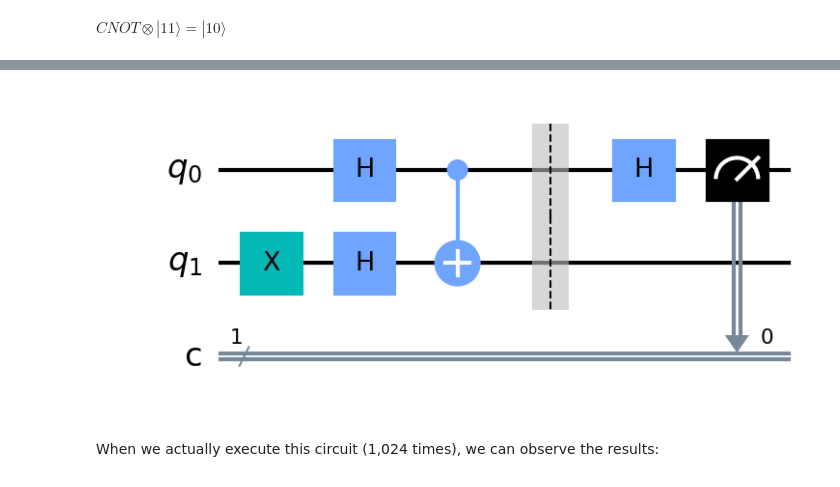
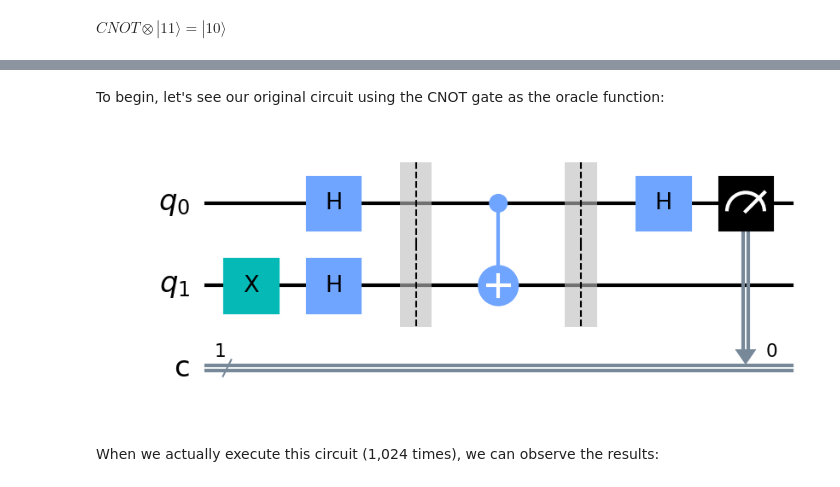
Before and after one commit to cablelabs/QuantumFoundations, a Jupyter notebook: Applications.ipynb, the cells around one changed output, grey strips where cells are left out. Cells and saved outputs as stored; diff of their text form; code cells hidden in the pictures.

```diff
--- a/Applications.ipynb
+++ b/Applications.ipynb
@@ -147,0 +155,11 @@ Let's actually evaluate whether or not this function is balanced using the circu
+# %%
+oracle_funcs = dict()
+# CNOT: Balanced function f(x) = x
+oracle_funcs.setdefault('cnot', QuantumCircuit(2)).cnot(0, 1)
+# Identity: Constant function f(x) = 0
+oracle_funcs.setdefault('identity', QuantumCircuit(2)).unitary(np.identity(4, int), (0, 1), 'Identity')
+# I x X: Constant function f(x) = 1
+oracle_funcs.setdefault('ix', QuantumCircuit(2)).unitary(np.kron(np.identity(2, int), np.logical_not(np.identity(2, bool)).astype(int)), (0, 1), '$I \otimes X$')
+for oracle in oracle_funcs.items():
+    print(oracle[0])
+    display(oracle[1].draw('mpl'))
@@ -148,17 +173,23 @@ Let's actually evaluate whether or not this function is balanced using the circu
+# %% [markdown]
+To begin, let's see our original circuit using the CNOT gate as the oracle function:
 # %%
 circuit = QuantumCircuit(2, 1)
 circuit.x(1)
 circuit.h((0, 1))
 
-# Switch which of the following lines is commented out to try different oracle functions
-circuit.cnot(0, 1)
-# circuit.unitary(np.identity(4, int), (0, 1), 'Identity')
 circuit.barrier()
+# Switch which oracle function is used by changing this string to 'identity' or 'ix'
+oracle = 'cnot'
+# oracle = 'identity'
+# oracle = 'ix'
+circuit = circuit.compose(oracle_funcs[oracle])
+circuit.barrier()
+
 circuit.h(0)
 circuit.measure(0, 0)
 circuit.draw('mpl', justify='right', scale=1.5)
 # %% [output]
-[figure, old version]
+[figure, new version]
 # %% [markdown]
 When we actually execute this circuit (1,024 times), we can observe the results:
 # %%
```
Also changed, not shown: parts of 8 cells of this notebook.
